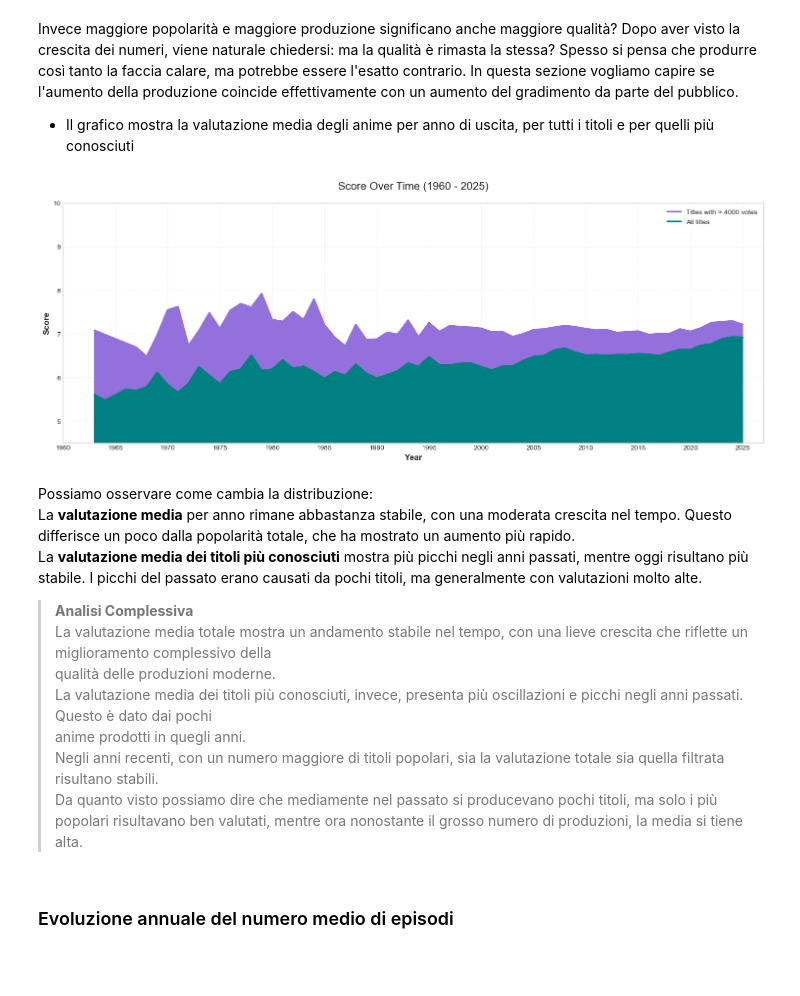
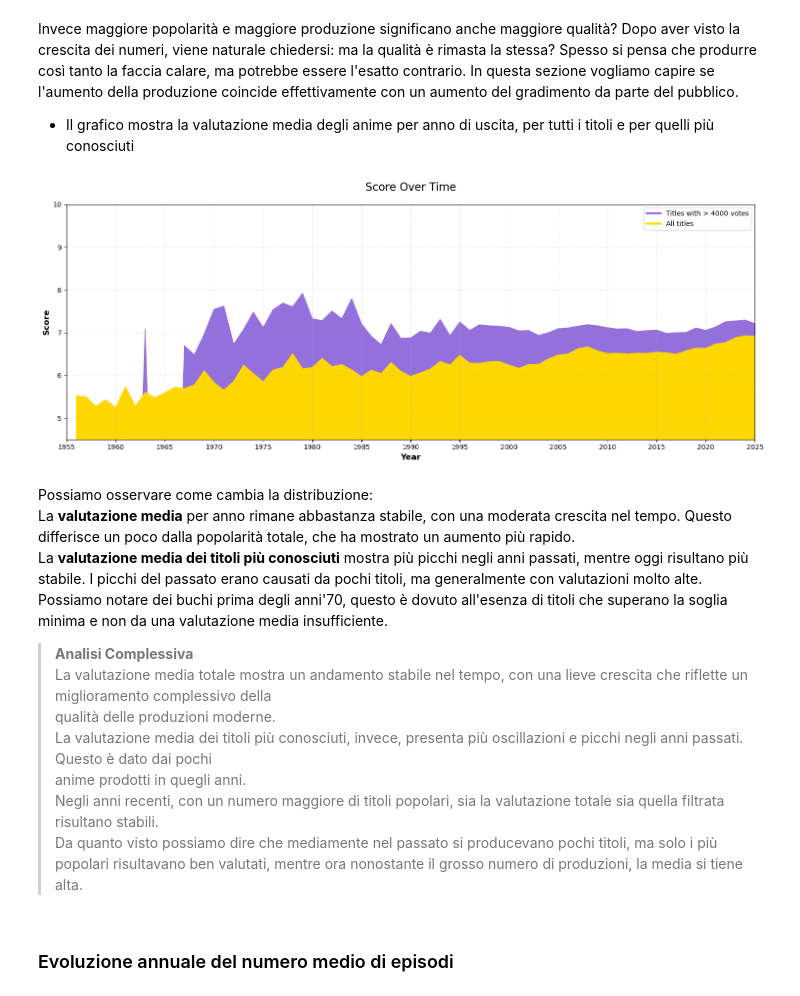
Before and after one commit to sarazunino/HCI, a Jupyter notebook: solution/02_notebook.ipynb, the cells around one changed output. Drawn from its saved outputs; the diff is of its cells as text; code cells hidden in the pictures; blank space fills up the shorter version.

```diff
--- a/solution/02_notebook.ipynb
+++ b/solution/02_notebook.ipynb
@@ -163,13 +222,42 @@ Invece maggiore popolarità e maggiore produzione significano anche maggiore qua
 Dopo aver visto la crescita dei numeri, viene naturale chiedersi: ma la qualità è rimasta la stessa? Spesso si pensa che produrre così tanto la faccia calare, ma potrebbe essere l'esatto contrario. In questa sezione vogliamo capire se l'aumento della produzione coincide effettivamente con un aumento del gradimento da parte del pubblico.
 - Il grafico mostra la valutazione media degli anime per anno di uscita, per tutti i titoli e per quelli più conosciuti
 # %%
-plot_score(df_copy)
+# preparazione dati tramite funzione
+details_copy = get_cleaned_details(details_df)
+# score totale
+all_scored = (details_copy.groupby('year_filled')['score'].mean().reindex(range(1955, 2026), fill_value=0).reset_index().rename(columns={'year_filled': 'year', 'score': 'avg_score'}))
+# score filtrato
+filtred_scored = details_copy[details_copy['scored_by'] > 4000]
+filtred_scored = (filtred_scored.groupby('year_filled')['score'].mean().reindex(range(1955, 2026), fill_value=0).reset_index().rename(columns={'year_filled': 'year', 'score': 'avg_score'}))
+# creazione grafico
+plt.figure(figsize=(15, 6))
+plt.grid(linestyle=':', alpha=0.5)
+# area filtrata
+plt.plot(filtred_scored['year'],filtred_scored['avg_score'],color='mediumpurple',linewidth=0,label='Titles with > 4000 votes')
+plt.fill_between(filtred_scored['year'],filtred_scored['avg_score'],color='mediumpurple',alpha=1)
+# area totale
+plt.plot(all_scored['year'],all_scored['avg_score'],color='gold',linewidth=0,label='All titles')
+plt.fill_between(all_scored['year'],all_scored['avg_score'],color='gold',alpha=1)
+# personalizzazione assi
+plt.xticks(range(1955, 2026, 5))
+plt.title(f'Score Over Time', fontsize=16, pad=20)
+plt.xlabel('Year', fontsize=12, fontweight='bold')
+plt.ylabel('Score', fontsize=12, fontweight='bold')
+plt.ylim(4.5, 10)
+plt.xlim(1955, 2025)
+# legenda
+leg = plt.legend()
+leg.get_lines()[0].set_linewidth(3)
+leg.get_lines()[1].set_linewidth(3)
+
+plt.tight_layout()
+plt.show()
 # %% [output]
-[figure, old version]
+[figure, new version]
 # %% [markdown]
 Possiamo osservare come cambia la distribuzione:
 La **valutazione media** per anno rimane abbastanza stabile, con una moderata crescita nel tempo. Questo differisce un poco dalla popolarità totale, che ha mostrato un aumento più rapido.
-La **valutazione media dei titoli più conosciuti** mostra più picchi negli anni passati, mentre oggi risultano più stabile. I picchi del passato erano causati da pochi titoli, ma generalmente con valutazioni molto alte.
+La **valutazione media dei titoli più conosciuti** mostra più picchi negli anni passati, mentre oggi risultano più stabile. I picchi del passato erano causati da pochi titoli, ma generalmente con valutazioni molto alte. Possiamo notare dei buchi prima degli anni'70, questo è dovuto all'esenza di titoli che superano la soglia minima e non da una valutazione media insufficiente.
 
 >**Analisi Complessiva**
 La valutazione media totale mostra un andamento stabile nel tempo, con una lieve crescita che riflette un miglioramento complessivo della
```
Also changed, not shown: parts of 29 cells of this notebook, 6 other files.
